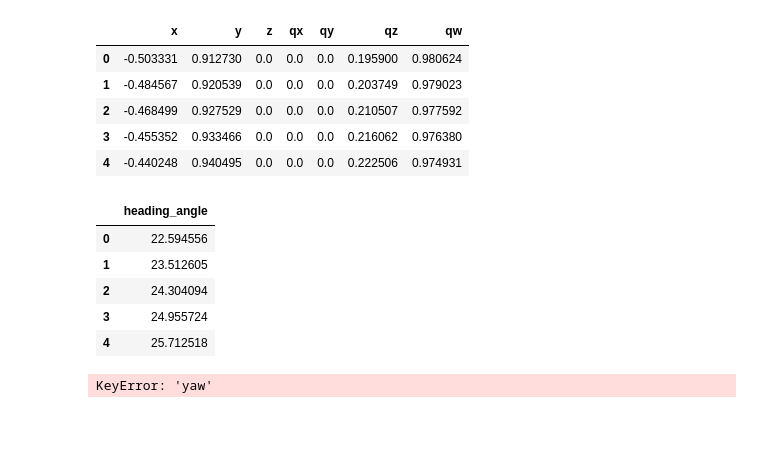
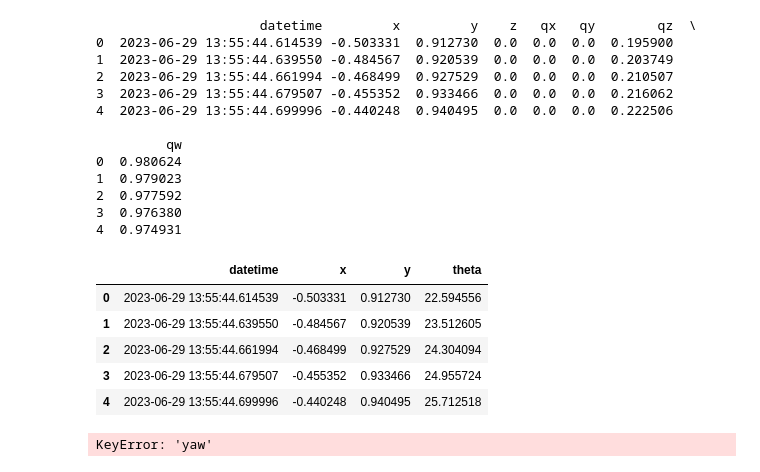
Before and after one commit to uebelTim/curve_SLAM, a Jupyter notebook: explore_pose.ipynb, the cells around one changed output. Cells and saved outputs as stored; diff of their text form; code cells hidden in the pictures; blank space fills up the shorter version.

```diff
--- a/explore_pose.ipynb
+++ b/explore_pose.ipynb
@@ -3,38 +3,45 @@ import pandas as pd
 import matplotlib.pyplot as plt
 import numpy as np
 from scipy.spatial.transform import Rotation as R
-# %%
-df = pd.read_csv('../Aufnahmen/data/odom.csv')
-df.head()
-# %% [output]
-|  | x | y | z | qx | qy | qz | qw |
-| 0 | -0.503331 | 0.912730 | 0.0 | 0.0 | 0.0 | 0.195900 | 0.980624 |
-| 1 | -0.484567 | 0.920539 | 0.0 | 0.0 | 0.0 | 0.203749 | 0.979023 |
-| 2 | -0.468499 | 0.927529 | 0.0 | 0.0 | 0.0 | 0.210507 | 0.977592 |
-| 3 | -0.455352 | 0.933466 | 0.0 | 0.0 | 0.0 | 0.216062 | 0.976380 |
-| 4 | -0.440248 | 0.940495 | 0.0 | 0.0 | 0.0 | 0.222506 | 0.974931 |
 # %%
 def convert_to_euler_angles(df):
     '''
     Converts the quaternions in the dataframe to euler angles
     '''
-    df_ha = pd.DataFrame(columns=['heading_angle'])
+    df['theta'] = np.nan
     for i in range(len(df)):
        r = R.from_quat([df['qx'][i], df['qy'][i], df['qz'][i], df['qw'][i]])
        #df.loc[i, 'roll'], df.loc[i, 'pitch'], df.loc[i, 'heading_angle'] = r.as_euler('xyz', degrees=True)
-       _,_, df_ha.loc[i, 'heading_angle'] = r.as_euler('xyz', degrees=True)
+       _,_, df.loc[i, 'theta'] = r.as_euler('xyz', degrees=True)
 
-    return df_ha
+    return df
-# %%
-df = convert_to_euler_angles(df)
-df.head()
-# %% [output]
-|  | heading_angle |
-| 0 | 22.594556 |
-| 1 | 23.512605 |
-| 2 | 24.304094 |
-| 3 | 24.955724 |
-| 4 | 25.712518 |
+# %%
+df = pd.read_csv('../Aufnahmen/data/odom.csv')
+print(df.head())
+df = convert_to_euler_angles(df)
+df.drop(['z','qx', 'qy', 'qz', 'qw'], axis=1, inplace=True)
+df.to_csv('../Aufnahmen/data/poses.csv', index=False)
+df.head()
+# %% [output]
+                     datetime         x         y    z   qx   qy        qz  \
+0  2023-06-29 13:55:44.614539 -0.503331  0.912730  0.0  0.0  0.0  0.195900
+1  2023-06-29 13:55:44.639550 -0.484567  0.920539  0.0  0.0  0.0  0.203749
+2  2023-06-29 13:55:44.661994 -0.468499  0.927529  0.0  0.0  0.0  0.210507
+3  2023-06-29 13:55:44.679507 -0.455352  0.933466  0.0  0.0  0.0  0.216062
+4  2023-06-29 13:55:44.699996 -0.440248  0.940495  0.0  0.0  0.0  0.222506
+
+         qw
+0  0.980624
+1  0.979023
+2  0.977592
+3  0.976380
+4  0.974931
+|  | datetime | x | y | theta |
+| 0 | 2023-06-29 13:55:44.614539 | -0.503331 | 0.912730 | 22.594556 |
+| 1 | 2023-06-29 13:55:44.639550 | -0.484567 | 0.920539 | 23.512605 |
+| 2 | 2023-06-29 13:55:44.661994 | -0.468499 | 0.927529 | 24.304094 |
+| 3 | 2023-06-29 13:55:44.679507 | -0.455352 | 0.933466 | 24.955724 |
+| 4 | 2023-06-29 13:55:44.699996 | -0.440248 | 0.940495 | 25.712518 |
 # %%
 #visualize the trajectory
 plt.figure(figsize=(10,10))
```
Also changed, not shown: 6 other files.
